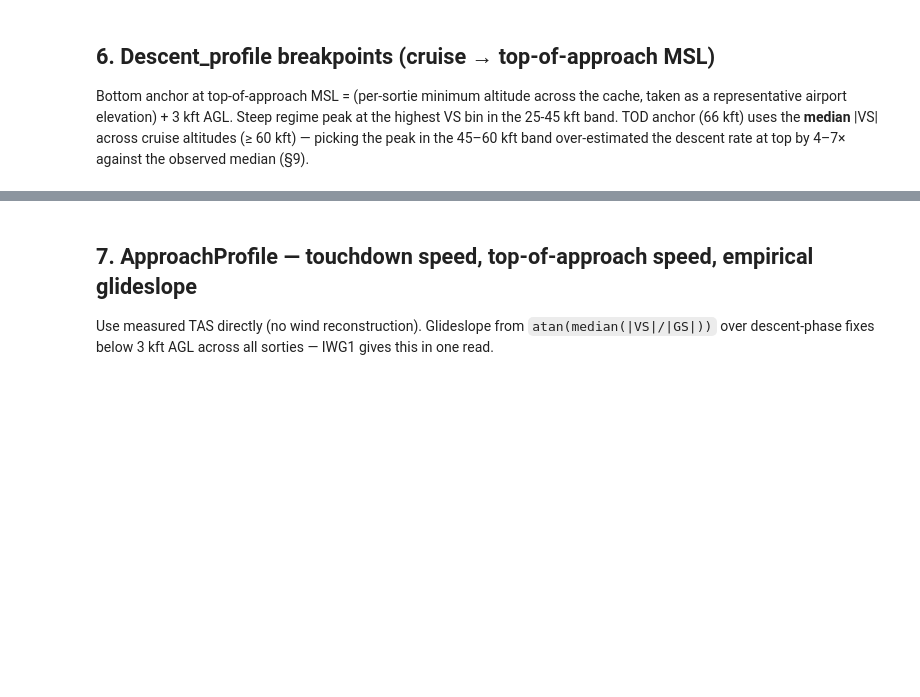
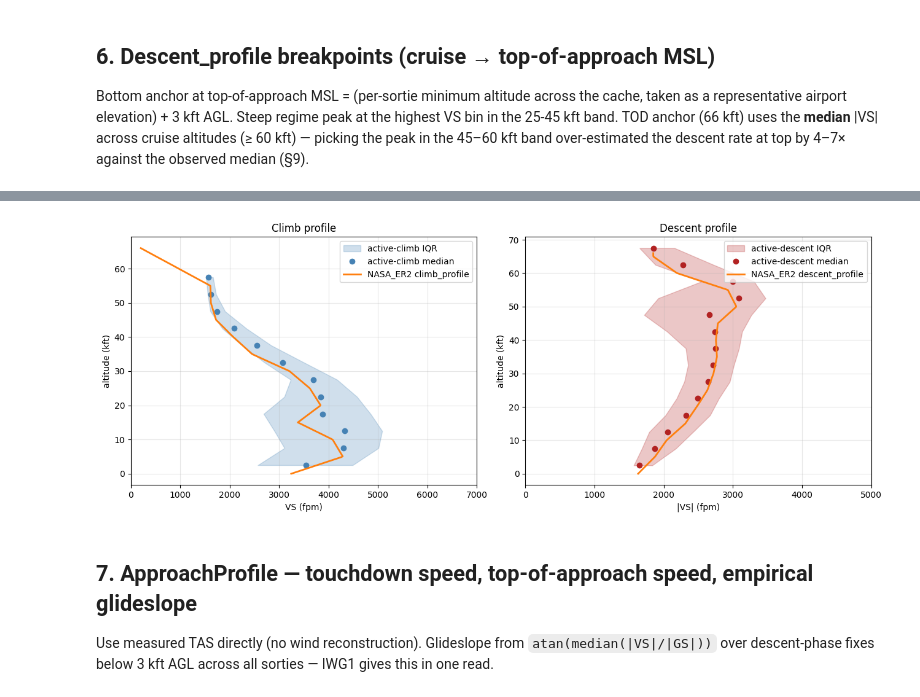
Before and after one commit to ryanpavlick/hyplan, a Jupyter notebook: notebooks/calibration/er2/iwg1_calibration.ipynb, the cells around one changed output, grey strips where cells are left out. Cells and saved outputs as stored; diff of their text form; code cells hidden in the pictures; blank space fills up the shorter version.

```diff
--- a/notebooks/calibration/er2/iwg1_calibration.ipynb
+++ b/notebooks/calibration/er2/iwg1_calibration.ipynb
@@ -464,3 +427,50 @@ top_of_approach_msl       : 5182 ft MSL
+# %%
+# Two-panel: climb (left) + descent (right), each with active-only
+# IQR shading + median + shipped NASA_ER2 profile overlay.
+from hyplan.aircraft import NASA_ER2 as _ER2_for_plot
+_ac = _ER2_for_plot()
+alt_grid = np.linspace(0, 66000, 300)
+climb_grid = np.array([
+    _ac.climb_profile.rate_at(a * ureg.feet).to(ureg.feet / ureg.minute).magnitude
+    for a in alt_grid
+])
+descent_grid = np.array([
+    _ac.descent_profile.rate_at(a * ureg.feet).to(ureg.feet / ureg.minute).magnitude
+    for a in alt_grid
+])
+
+fig, axes = plt.subplots(1, 2, figsize=(13, 5))
+
+ax = axes[0]
+cb = climb_bins[climb_bins["n_active"] >= 30]
+ax.fill_betweenx(cb["alt_center_ft"] / 1000.0,
+                 cb["vs_p25_active_fpm"], cb["vs_p75_active_fpm"],
+                 alpha=0.25, color="steelblue", label="active-climb IQR")
+ax.plot(cb["vs_p50_active_fpm"], cb["alt_center_ft"] / 1000.0,
+        "o", color="steelblue", label="active-climb median")
+ax.plot(climb_grid, alt_grid / 1000.0, color="C1", lw=2,
+        label="NASA_ER2 climb_profile")
+ax.set_xlabel("VS (fpm)"); ax.set_ylabel("altitude (kft)")
+ax.set_title("Climb profile"); ax.legend(loc="upper right")
+ax.grid(alpha=0.3); ax.set_xlim(0, 7000)
+
+ax = axes[1]
+db = descent_bins[descent_bins["n_active"] >= 30]
+ax.fill_betweenx(db["alt_center_ft"] / 1000.0,
+                 db["vs_p25_active_fpm"], db["vs_p75_active_fpm"],
+                 alpha=0.25, color="firebrick", label="active-descent IQR")
+ax.plot(db["vs_p50_active_fpm"], db["alt_center_ft"] / 1000.0,
+        "o", color="firebrick", label="active-descent median")
+ax.plot(descent_grid, alt_grid / 1000.0, color="C1", lw=2,
+        label="NASA_ER2 descent_profile")
+ax.set_xlabel("|VS| (fpm)"); ax.set_ylabel("altitude (kft)")
+ax.set_title("Descent profile"); ax.legend(loc="upper right")
+ax.grid(alpha=0.3); ax.set_xlim(0, 5000)
+
+plt.tight_layout()
+plt.show()
+# %% [output]
+[figure, added]
 # %% [markdown]
 ## 7. ApproachProfile — touchdown speed, top-of-approach speed, empirical glideslope
 
```
Also changed, not shown: parts of 20 cells of this notebook, 6 other files.
